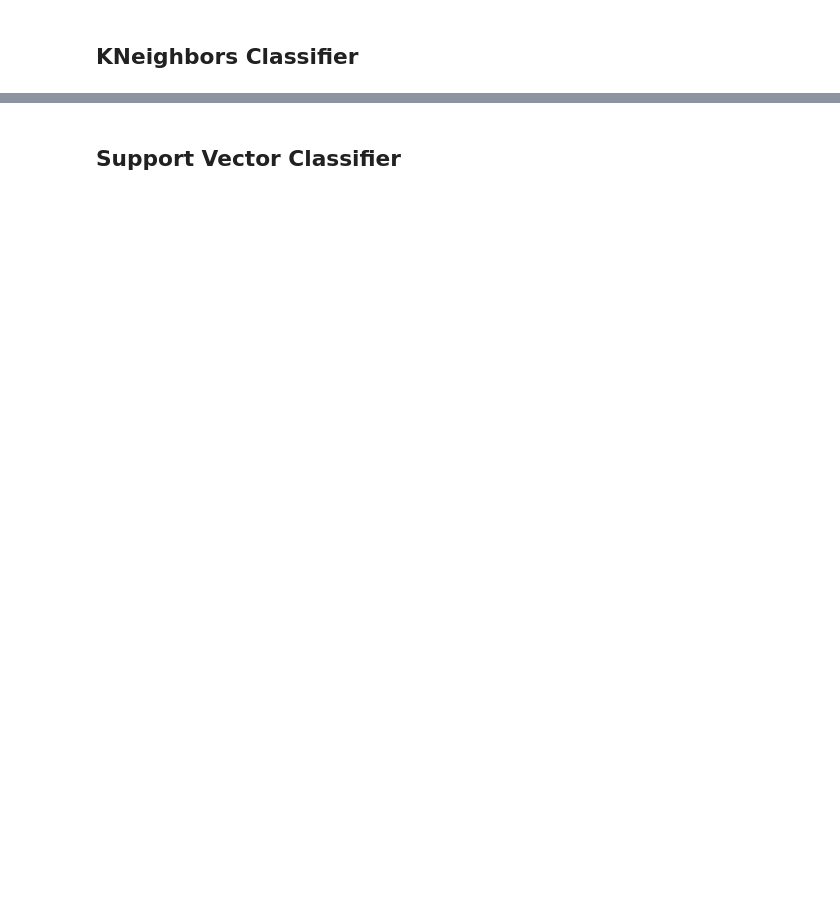
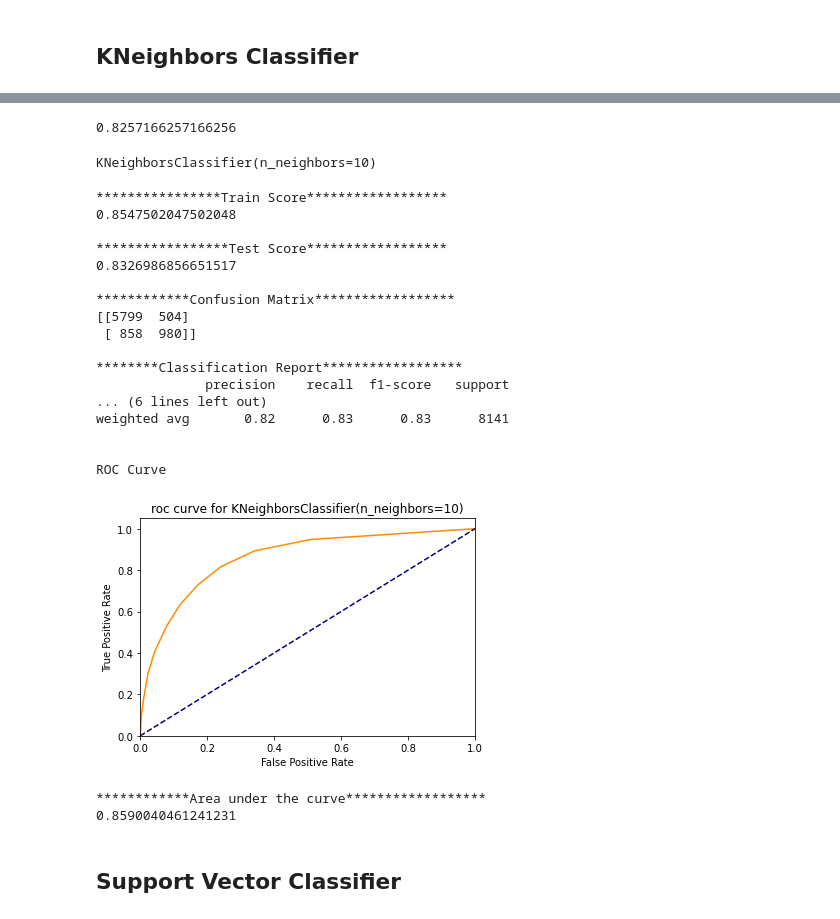
Before and after one commit to pandeysudip/income-prediction, a Jupyter notebook: Model_building.ipynb, the cells around one changed output, grey strips where cells are left out. Saved outputs shown, nothing was run; the diff lists cells and outputs as text; code cells hidden in the pictures; blank space fills up the shorter version.

```diff
--- a/Model_building.ipynb
+++ b/Model_building.ipynb
@@ -482,0 +675,8 @@ test_score(knn_5)
+# %%
+#### Using GridSearchCV
+param_rand_knn = {'weights': ['uniform','distance'],
+              'algorithm': ['auto','ball_tree', 'kd_tree'],
+             'n_neighbors':[1,5,8,10]}
+rand_knn = RandomizedSearchCV(knn_5, param_rand_knn, cv=3, verbose=4, n_jobs=-1)
+# %%
+rand_knn.fit(X_train_scaled, y_train)
@@ -483,3 +694,38 @@ test_score(knn_5)
+# %%
+# List the best score
+print(rand_knn.best_score_)
+# %% [output]
+0.8257166257166256
+# %%
+#best estimator
+knn_R_b=rand_knn.best_estimator_
+knn_R_b
+# %% [output]
+KNeighborsClassifier(n_neighbors=10)
+# %%
+#score for logistic regression using training and test data
+test_score(knn_R_b)
+# %% [output]
+****************Train Score******************
+0.8547502047502048
+
+*****************Test Score******************
+0.8326986856651517
+
+************Confusion Matrix******************
+[[5799  504]
+ [ 858  980]]
+
+********Classification Report******************
+              precision    recall  f1-score   support
+... (6 lines left out)
+weighted avg       0.82      0.83      0.83      8141
+
+
+ROC Curve
+[figure, added]
+************Area under the curve******************
+0.8590040461241231
 # %% [markdown]
 ## Support Vector Classifier
 # %%
```
Also changed, not shown: parts of 97 cells of this notebook.
